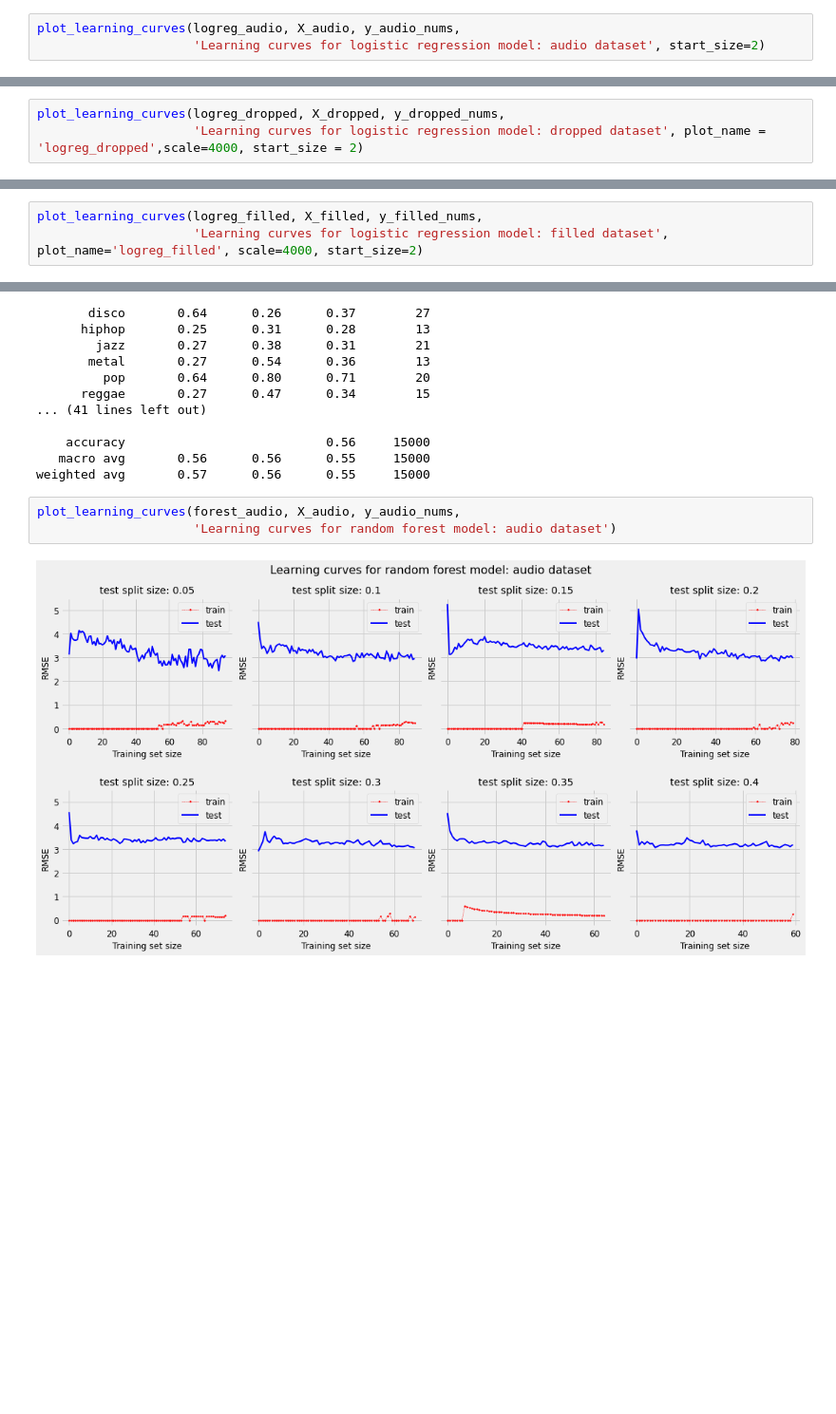
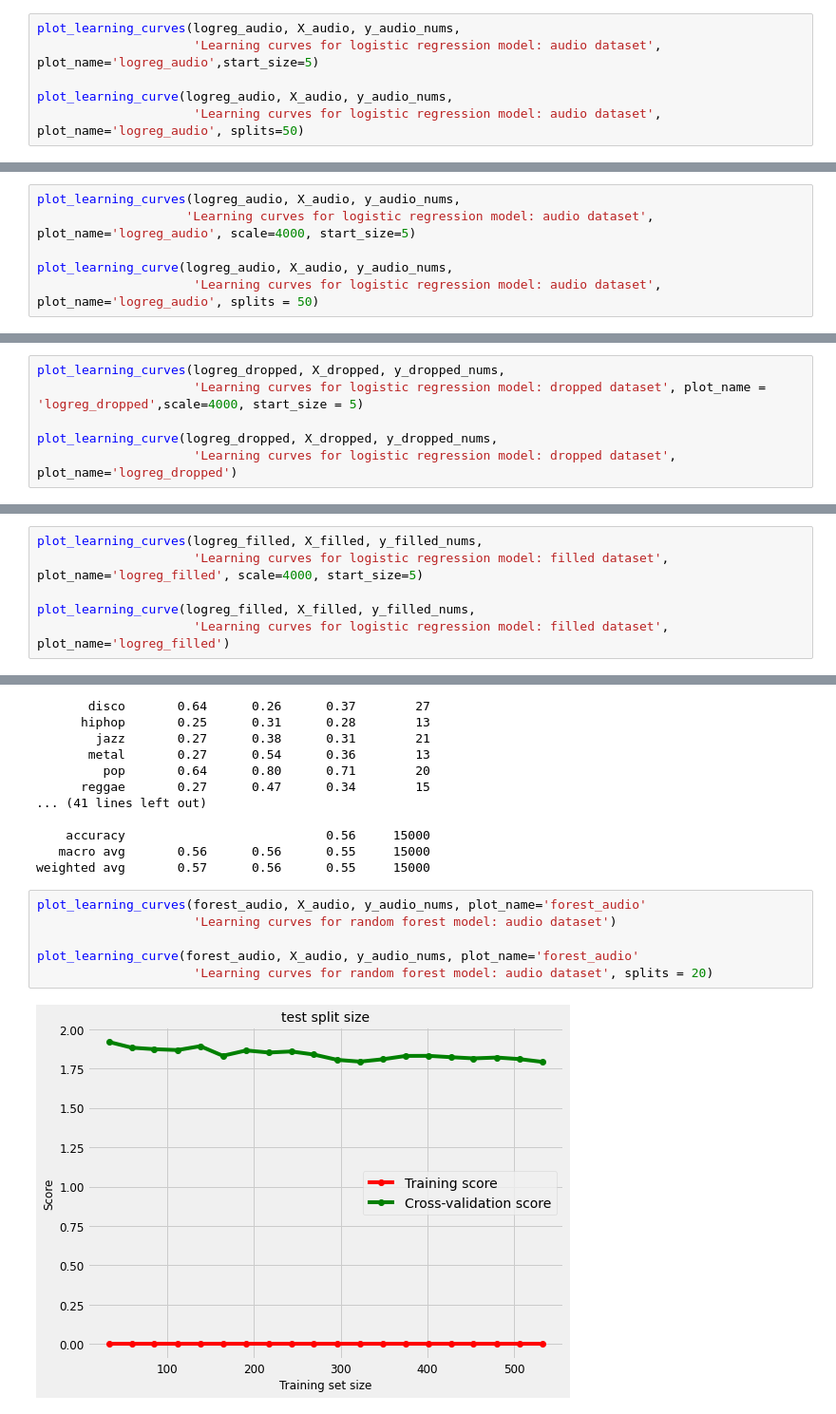
Before and after one commit to alarsen123/music-genre-classification, a Jupyter notebook: MLP3/modeling.ipynb, the cells around one changed output, grey strips where cells are left out. Shown at 95% size. Drawn from its saved outputs; the diff is of its cells as text; blank space fills up the shorter version.

```diff
--- a/MLP3/modeling.ipynb
+++ b/MLP3/modeling.ipynb
@@ -685,5 +713,8 @@ Audio
 weighted avg       0.50      0.50      0.50     15000
 # %%
 plot_learning_curves(logreg_audio, X_audio, y_audio_nums,
-                     'Learning curves for logistic regression model: audio dataset', start_size=2)
+                     'Learning curves for logistic regression model: audio dataset', plot_name='logreg_audio',start_size=5)
+
+plot_learning_curve(logreg_audio, X_audio, y_audio_nums,
+                     'Learning curves for logistic regression model: audio dataset', plot_name='logreg_audio', splits=50)
 # %% [output]
@@ -690,0 +723,6 @@ plot_learning_curves(logreg_audio, X_audio, y_audio_nums,
+# %%
+plot_learning_curves(logreg_audio, X_audio, y_audio_nums,
+                    'Learning curves for logistic regression model: audio dataset', plot_name='logreg_audio', scale=4000, start_size=5)
+
+plot_learning_curve(logreg_audio, X_audio, y_audio_nums,
+                     'Learning curves for logistic regression model: audio dataset', plot_name='logreg_audio', splits = 50)
@@ -691,3 +731,6 @@ plot_learning_curves(logreg_audio, X_audio, y_audio_nums,
 # %%
 plot_learning_curves(logreg_dropped, X_dropped, y_dropped_nums,
-                     'Learning curves for logistic regression model: dropped dataset', plot_name = 'logreg_dropped',scale=4000, start_size = 2)
+                     'Learning curves for logistic regression model: dropped dataset', plot_name = 'logreg_dropped',scale=4000, start_size = 5)
+
+plot_learning_curve(logreg_dropped, X_dropped, y_dropped_nums,
+                     'Learning curves for logistic regression model: dropped dataset', plot_name='logreg_dropped')
@@ -694,3 +739,6 @@ plot_learning_curves(logreg_dropped, X_dropped, y_dropped_nums,
 # %%
 plot_learning_curves(logreg_filled, X_filled, y_filled_nums,
-                     'Learning curves for logistic regression model: filled dataset', plot_name='logreg_filled', scale=4000, start_size=2)
+                     'Learning curves for logistic regression model: filled dataset', plot_name='logreg_filled', scale=4000, start_size=5)
+
+plot_learning_curve(logreg_filled, X_filled, y_filled_nums,
+                     'Learning curves for logistic regression model: filled dataset', plot_name='logreg_filled')
@@ -782,8 +849,11 @@ Audio
    macro avg       0.56      0.56      0.55     15000
 weighted avg       0.57      0.56      0.55     15000
 # %%
-plot_learning_curves(forest_audio, X_audio, y_audio_nums,
+plot_learning_curves(forest_audio, X_audio, y_audio_nums, plot_name='forest_audio'
                      'Learning curves for random forest model: audio dataset')
+
+plot_learning_curve(forest_audio, X_audio, y_audio_nums, plot_name='forest_audio'
+                     'Learning curves for random forest model: audio dataset', splits = 20)
 # %% [output]
-[figure, old version]
+[figure, new version]
 # %%
```
Also changed, not shown: parts of 20 cells of this notebook, 33 other files.
